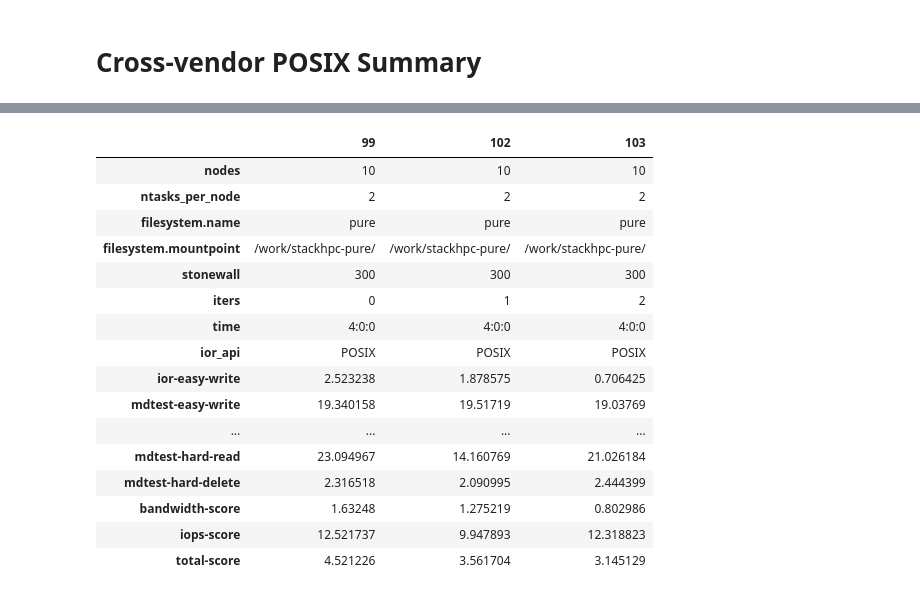
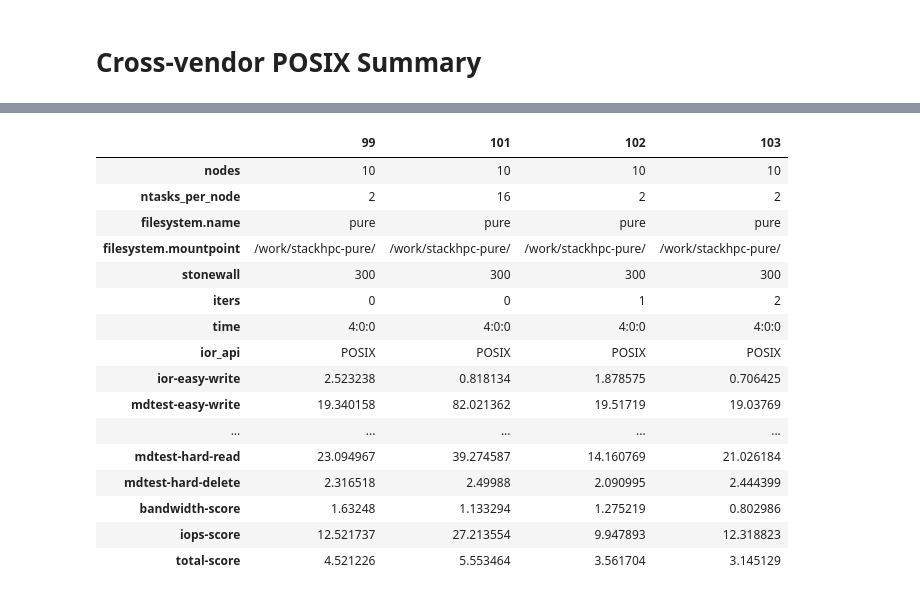
Before and after one commit to stackhpc/jasmin-fs-benchmark, a Jupyter notebook: io500/plotter2.ipynb, the cells around one changed output, grey strips where cells are left out. Drawn from its saved outputs; the diff is of its cells as text; code cells hidden in the pictures.

```diff
--- a/io500/plotter2.ipynb
+++ b/io500/plotter2.ipynb
@@ -445,20 +434,20 @@ fig.savefig(f'figures/xvendor-summary.png')
 # %%
-results.loc[(results['nodes'] == 10) & (results['filesystem.name'] == 'pure') & (results['ntasks_per_node'] == 2)].transpose()
+results.loc[(results['nodes'] == 10) & (results['filesystem.name'] == 'pure')].transpose()
 # %% [output]
-|  | 99 | 102 | 103 |
-| nodes | 10 | 10 | 10 |
-| ntasks_per_node | 2 | 2 | 2 |
-| filesystem.name | pure | pure | pure |
-| filesystem.mountpoint | /work/stackhpc-pure/ | /work/stackhpc-pure/ | /work/stackhpc-pure/ |
-| stonewall | 300 | 300 | 300 |
-| iters | 0 | 1 | 2 |
-| time | 4:0:0 | 4:0:0 | 4:0:0 |
-| ior_api | POSIX | POSIX | POSIX |
-| ior-easy-write | 2.523238 | 1.878575 | 0.706425 |
-| mdtest-easy-write | 19.340158 | 19.51719 | 19.03769 |
-| ... | ... | ... | ... |
-| mdtest-hard-read | 23.094967 | 14.160769 | 21.026184 |
-| mdtest-hard-delete | 2.316518 | 2.090995 | 2.444399 |
-| bandwidth-score | 1.63248 | 1.275219 | 0.802986 |
-| iops-score | 12.521737 | 9.947893 | 12.318823 |
-| total-score | 4.521226 | 3.561704 | 3.145129 |
+|  | 99 | 101 | 102 | 103 |
+| nodes | 10 | 10 | 10 | 10 |
+| ntasks_per_node | 2 | 16 | 2 | 2 |
+| filesystem.name | pure | pure | pure | pure |
+| filesystem.mountpoint | /work/stackhpc-pure/ | /work/stackhpc-pure/ | /work/stackhpc-pure/ | /work/stackhpc-pure/ |
+| stonewall | 300 | 300 | 300 | 300 |
+| iters | 0 | 0 | 1 | 2 |
+| time | 4:0:0 | 4:0:0 | 4:0:0 | 4:0:0 |
+| ior_api | POSIX | POSIX | POSIX | POSIX |
+| ior-easy-write | 2.523238 | 0.818134 | 1.878575 | 0.706425 |
+| mdtest-easy-write | 19.340158 | 82.021362 | 19.51719 | 19.03769 |
+| ... | ... | ... | ... | ... |
+| mdtest-hard-read | 23.094967 | 39.274587 | 14.160769 | 21.026184 |
+| mdtest-hard-delete | 2.316518 | 2.49988 | 2.090995 | 2.444399 |
+| bandwidth-score | 1.63248 | 1.133294 | 1.275219 | 0.802986 |
+| iops-score | 12.521737 | 27.213554 | 9.947893 | 12.318823 |
+| total-score | 4.521226 | 5.553464 | 3.561704 | 3.145129 |
```
Also changed, not shown: parts of 2 cells of this notebook, 2 other files.
